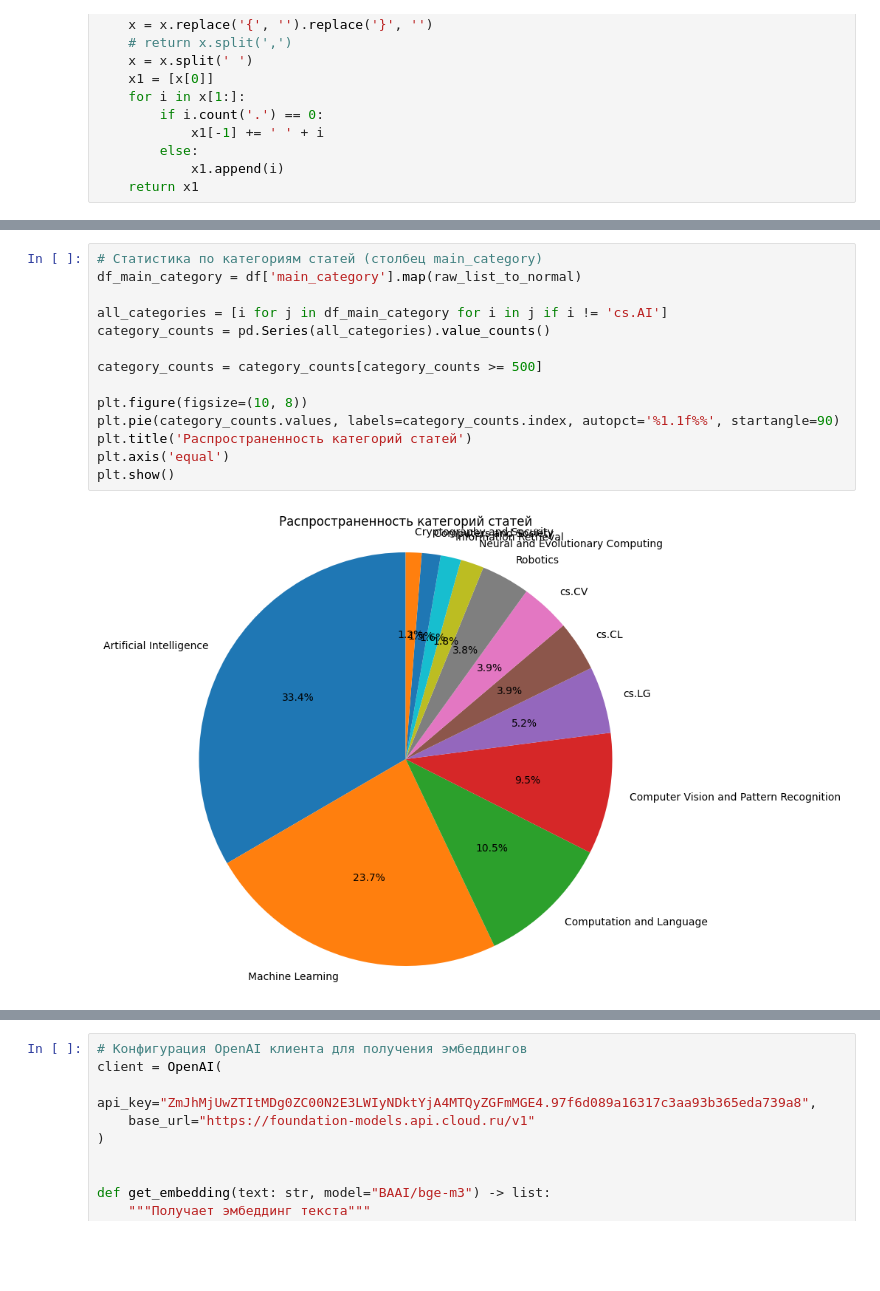
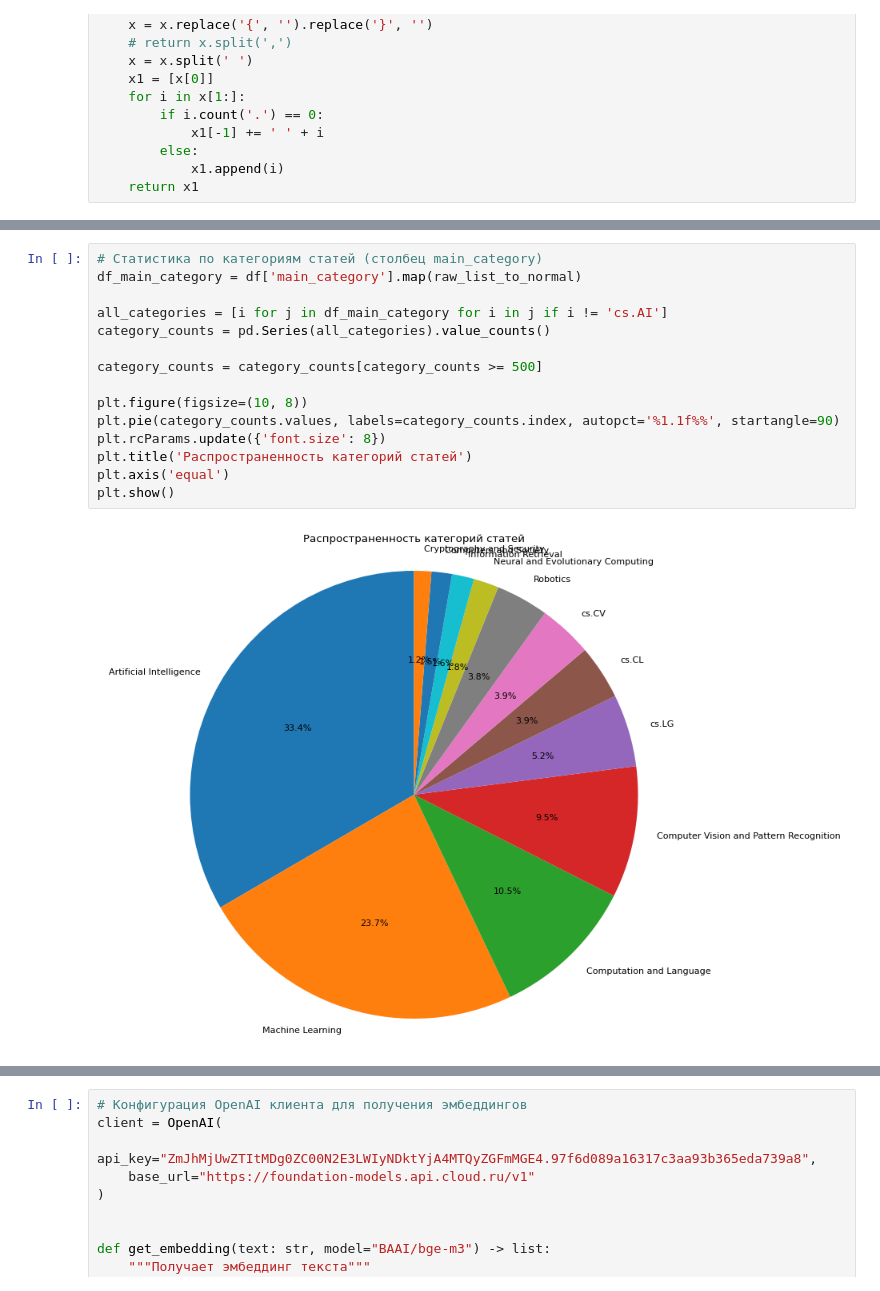
Before and after one commit to KirillPetukhov1/itmo, a Jupyter notebook: prompt ing/lab3/lab3.ipynb, the cells around one changed output, grey strips where cells are left out. Drawn from its saved outputs; the diff is of its cells as text; blank space fills up the shorter version.

```diff
--- a/prompt ing/lab3/lab3.ipynb
+++ b/prompt ing/lab3/lab3.ipynb
@@ -112,16 +130,17 @@ plt.show()
 # %%
 # Статистика по категориям статей (столбец main_category)
 df_main_category = df['main_category'].map(raw_list_to_normal)
 
 all_categories = [i for j in df_main_category for i in j if i != 'cs.AI']
 category_counts = pd.Series(all_categories).value_counts()
 
 category_counts = category_counts[category_counts >= 500]
 
 plt.figure(figsize=(10, 8))
 plt.pie(category_counts.values, labels=category_counts.index, autopct='%1.1f%%', startangle=90)
+plt.rcParams.update({'font.size': 8})
 plt.title('Распространенность категорий статей')
 plt.axis('equal')
 plt.show()
 # %% [output]
-[figure, old version]
+[figure, new version]
```
Also changed, not shown: parts of 19 cells of this notebook, 1 other file.
